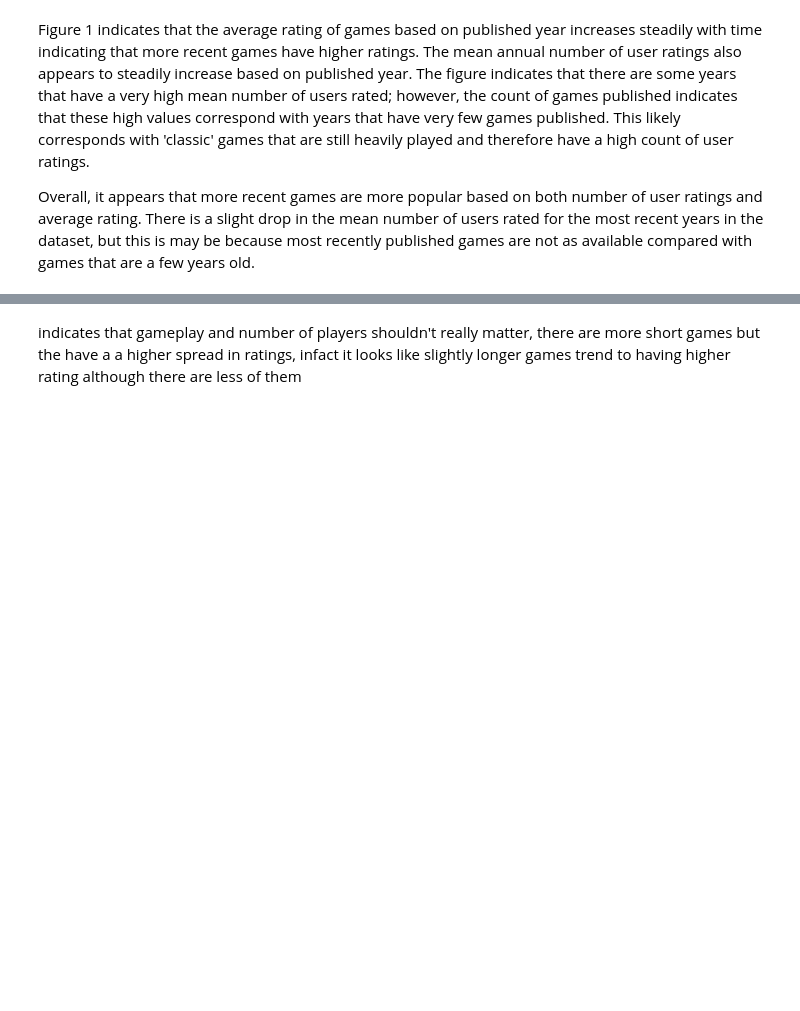
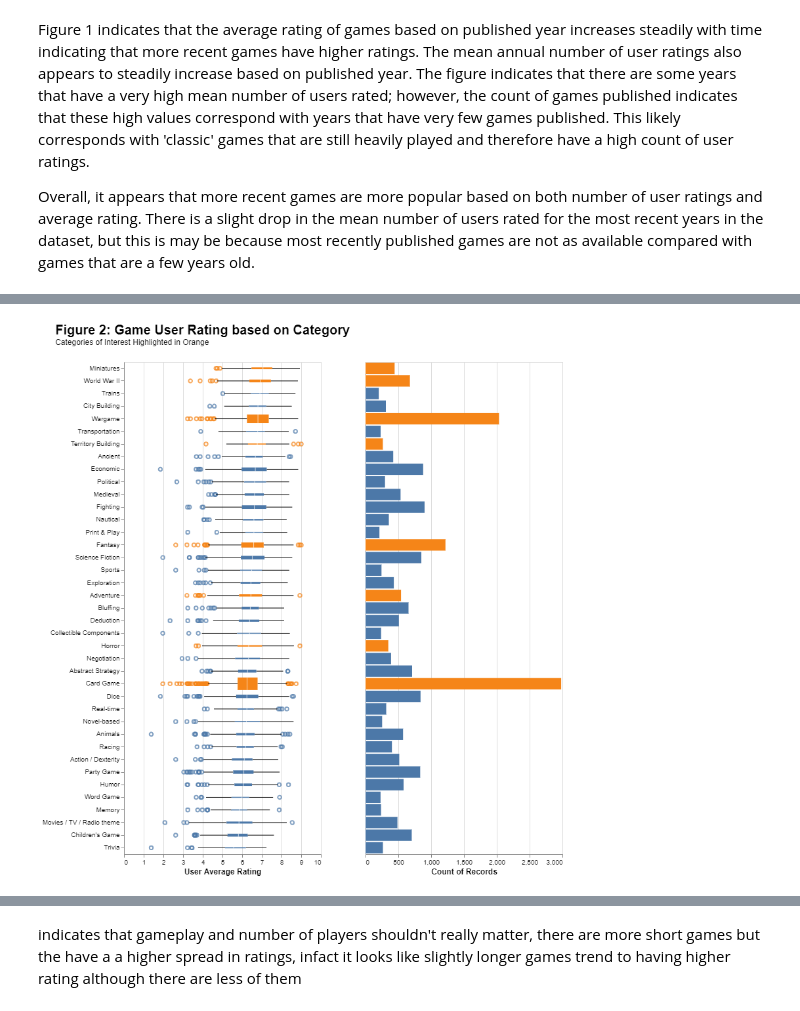
Before and after one commit to ubco-mds-2020-labs/data-550-project2-group-14, a Jupyter notebook: boardgame_EDA.ipynb, the cells around one changed output, grey strips where cells are left out. Saved outputs shown, nothing was run; the diff lists cells and outputs as text; code cells hidden in the pictures; blank space fills up the shorter version.

```diff
--- a/boardgame_EDA.ipynb
+++ b/boardgame_EDA.ipynb
@@ -176,4 +177,8 @@ category_ratings_df_cut = category_ratings_df.groupby('category').filter(lambda
 category_by_rating = category_ratings_df_cut.groupby('category')["average_rating"].median().sort_values(ascending=False).index.to_list()
+# %%
+# highlighting for Figure 2 category subset
+category_ratings_df_cut['highlight'] = False
+category_ratings_df_cut.loc[category_ratings_df_cut['category'].isin(['Territory Building', 'Fantasy', 'Adventure', 'Horror', 'Card Game', 'Miniatures', 'World War II', 'Wargame']), 'highlight'] = True
 # %%
 # wrangling on dataset that looks at game features (min/max players etc), maybe create a new feature which is player range (2-4 players etc)
 # likely bin playtime
@@ -312,0 +295,32 @@ Draft comments: Miniatures, World War II, and Trains have the highest rating; wh
+# %%
+pb1 = (alt.Chart(category_ratings_df_cut).mark_boxplot().encode(
+    x=alt.X('average_rating', title='User Average Rating'),
+    y=alt.Y('category', sort=category_by_rating,
+           axis=alt.Axis(title=None)),
+    size=alt.Size('count()', legend=None),
+    color=alt.Color('highlight', legend=None)
+).properties(
+    title=alt.TitleParams(
+        text='Figure 2: Game User Rating based on Category',
+        subtitle='Categories of Interest Highlighted in Orange',
+        anchor='start',
+        fontSize=20,
+        dy=-20,
+        dx=20),
+    width=300,
+    height=750
+))
+
+pb2 = (alt.Chart(category_ratings_df_cut).mark_bar().encode(
+    x=alt.X('count()'),
+    y=alt.Y('category', sort=category_by_rating,
+           axis=alt.Axis(title=None, labels=False, ticks=False)),
+    color=alt.Color('highlight', legend=None)
+).properties(
+    width=300,
+    height=750
+))
+
+alt.hconcat(pb1, pb2).configure_axis(titleFontSize=12)
+# %% [output]
+[figure, added]
```
Also changed, not shown: parts of 13 cells of this notebook.
